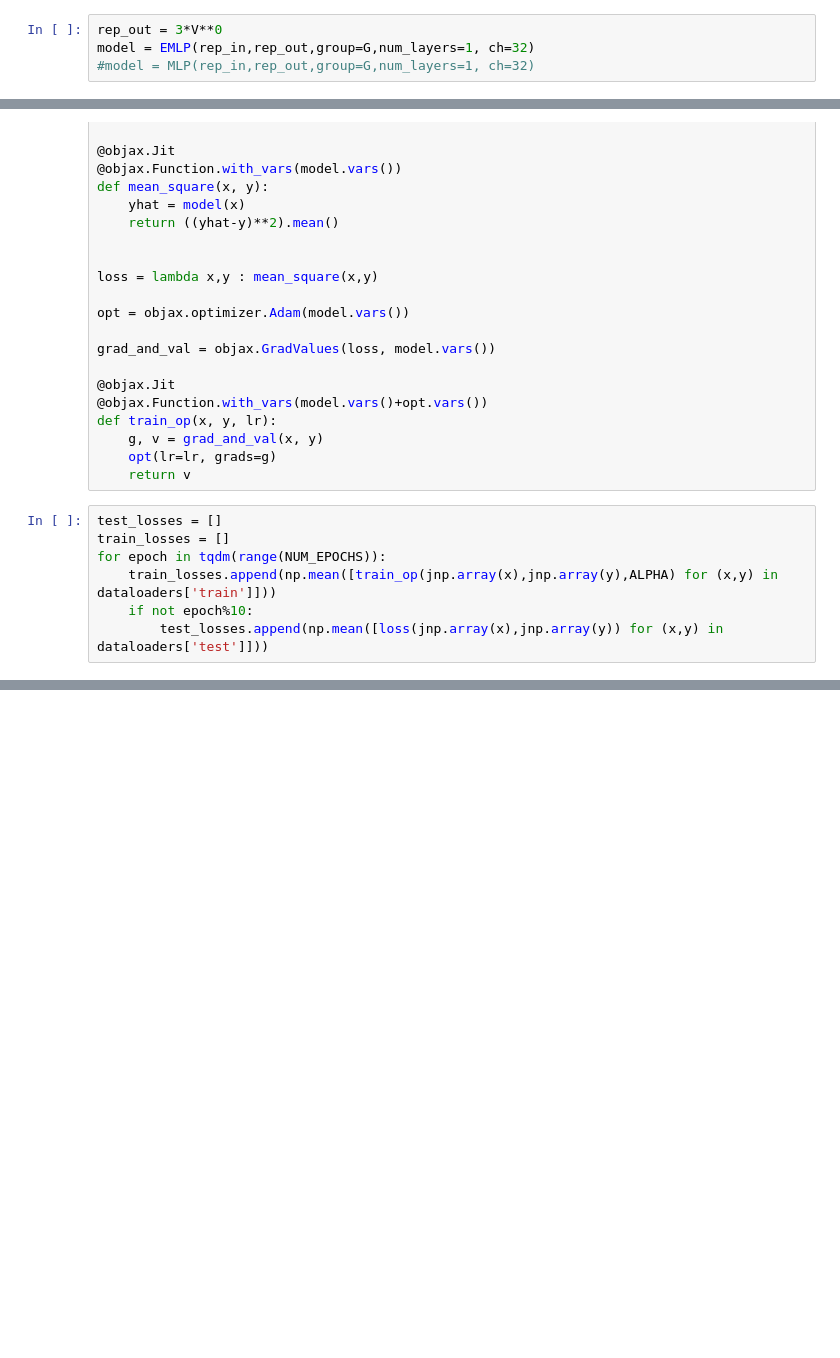
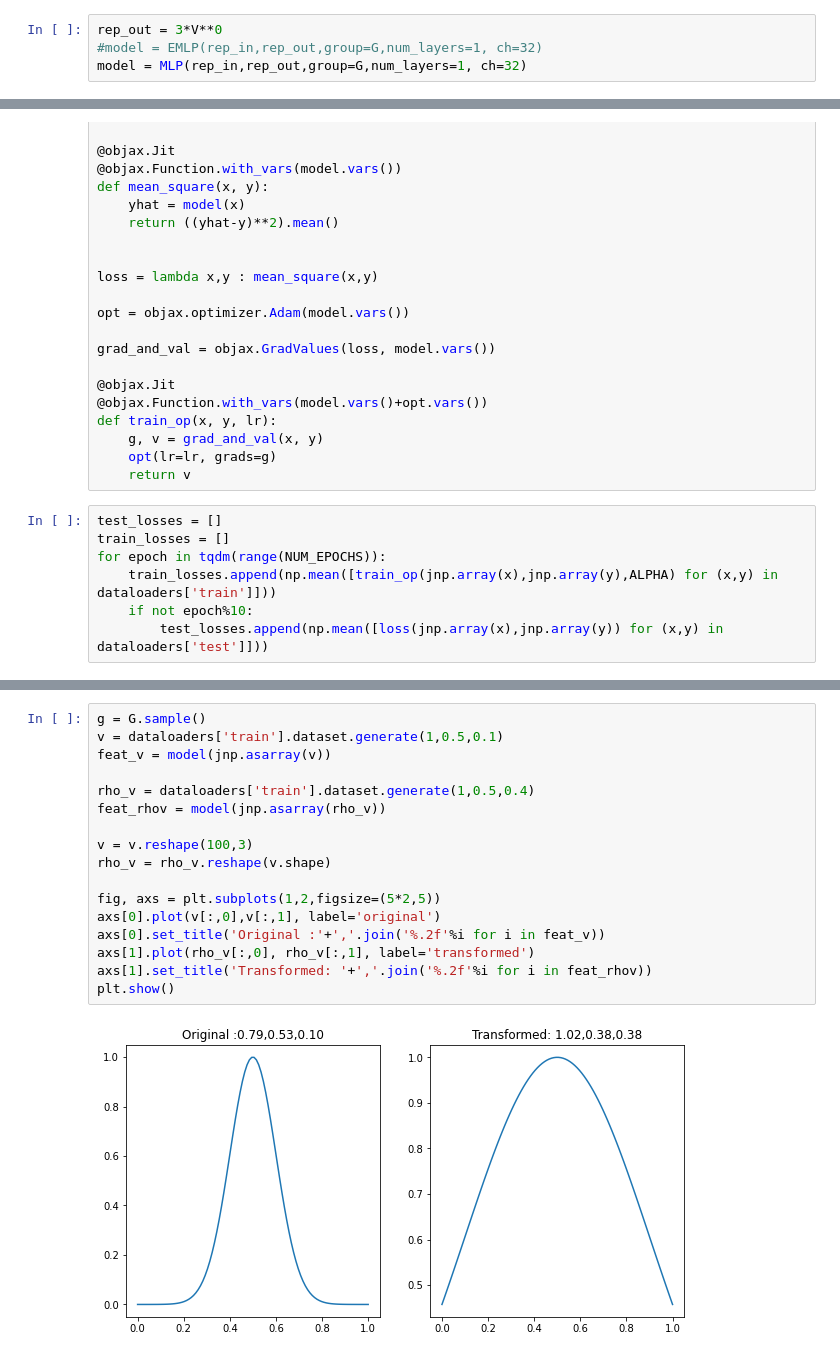
Before and after one commit to kiranvad/equivariant-MLP, a Jupyter notebook: examples/01-gaussians.ipynb, the cells around one changed output, grey strips where cells are left out. Drawn from its saved outputs; the diff is of its cells as text; blank space fills up the shorter version.

```diff
--- a/examples/01-gaussians.ipynb
+++ b/examples/01-gaussians.ipynb
@@ -109,7 +120,7 @@ plt.show()
 # %%
 rep_out = 3*V**0
-model = EMLP(rep_in,rep_out,group=G,num_layers=1, ch=32)
-#model = MLP(rep_in,rep_out,group=G,num_layers=1, ch=32)
+#model = EMLP(rep_in,rep_out,group=G,num_layers=1, ch=32)
+model = MLP(rep_in,rep_out,group=G,num_layers=1, ch=32)
 # %%
 # evaluate the model in its random initial stage
 def evaluate(model):
@@ -184,0 +196,19 @@ pt :  [1.1659913  0.16686332 0.3977551 ]
+# %%
+g = G.sample()
+v = dataloaders['train'].dataset.generate(1,0.5,0.1)
+feat_v = model(jnp.asarray(v))
+
+rho_v = dataloaders['train'].dataset.generate(1,0.5,0.4)
+feat_rhov = model(jnp.asarray(rho_v))
+
+v = v.reshape(100,3)
+rho_v = rho_v.reshape(v.shape)
+
+fig, axs = plt.subplots(1,2,figsize=(5*2,5))
+axs[0].plot(v[:,0],v[:,1], label='original')
+axs[0].set_title('Original :'+','.join('%.2f'%i for i in feat_v))
+axs[1].plot(rho_v[:,0], rho_v[:,1], label='transformed')
+axs[1].set_title('Transformed: '+','.join('%.2f'%i for i in feat_rhov))
+plt.show()
+# %% [output]
+[figure, added]
```
Also changed, not shown: parts of 9 cells of this notebook.
